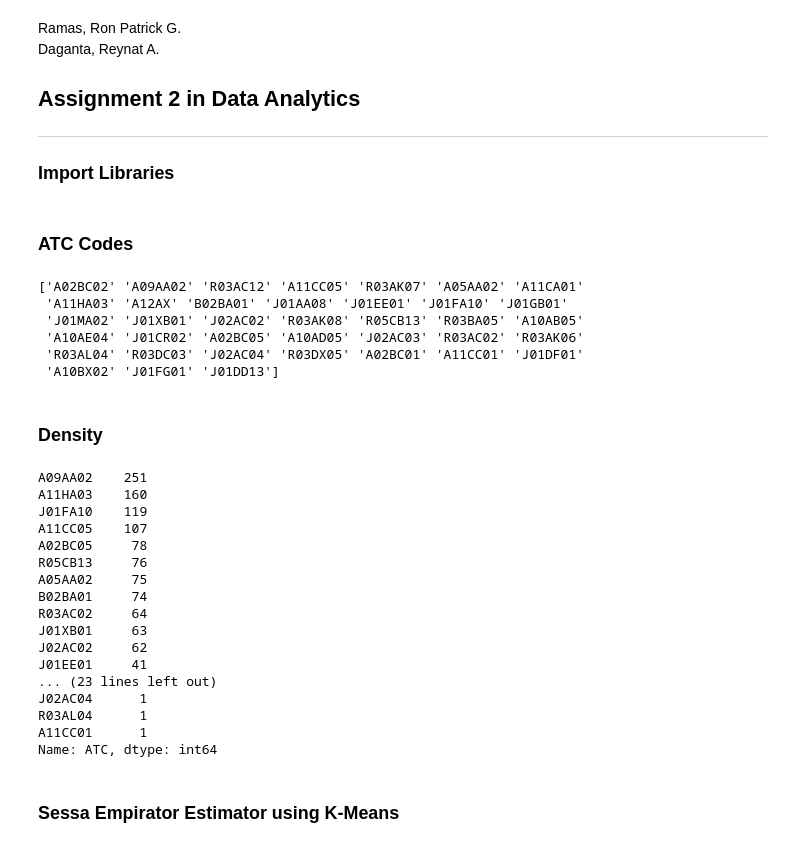
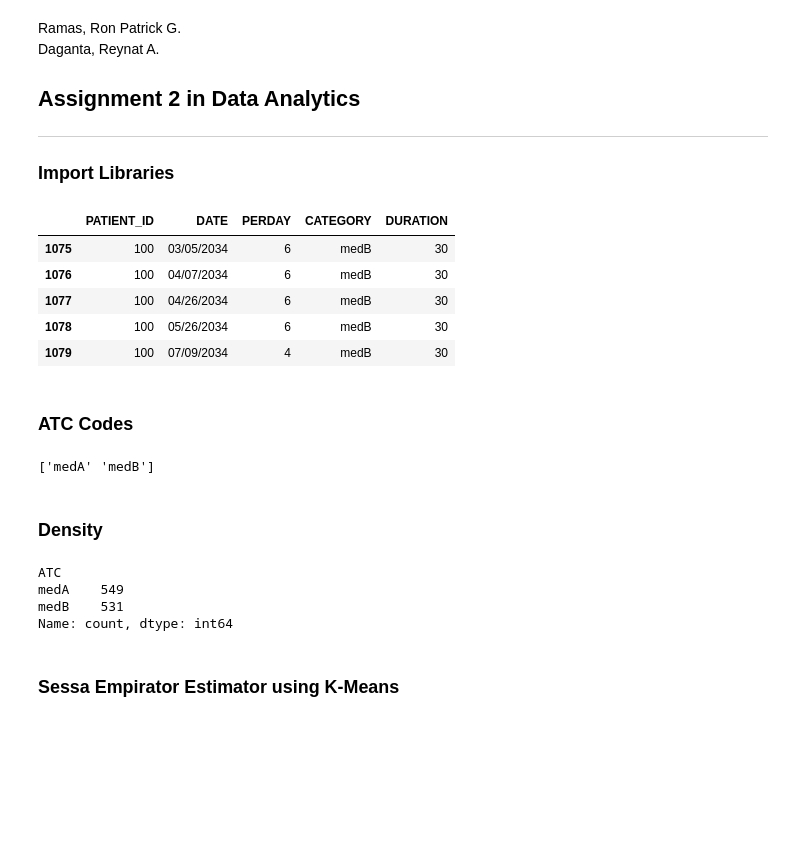
Before and after one commit to Despee2k/SEE_PY, a Jupyter notebook: implementation.ipynb, the cells around one changed output. Cells and saved outputs as stored; diff of their text form; code cells hidden in the pictures; blank space fills up the shorter version.

Commit message:
fix: update dataset variable names and execution counts in notebook

```diff
--- a/implementation.ipynb
+++ b/implementation.ipynb
@@ -20,15 +22,12 @@ from scipy.stats import gaussian_kde
 # %%
-# Example: load your data into a DataFrame called 'tidy'
-# Assume tidy has the columns: "pnr", "eksd", "perday", "ATC", "dur_original"
-# and that the date column 'eksd' is in month-day-year format.
-# For example:
-tidy = pd.read_csv("med_events_ATC.csv")
-tidy.rename(columns={
-    "PATIENT_ID": "pnr",
-    "DATE": "eksd",
-    "DURATION": "dur_original",
-    "PERDAY": "perday",
-    "CATEGORY": "ATC"
-}, inplace=True)
-# Convert the DATE column to datetime format (adjust format as needed)
-tidy['eksd'] = pd.to_datetime(tidy['eksd'], format='%Y-%m-%d')
+
+sessa_df = pd.read_csv("med_events.csv")
+
+sessa_df.tail()
+# %% [output]
+|  | PATIENT_ID | DATE | PERDAY | CATEGORY | DURATION |
+| 1075 | 100 | 03/05/2034 | 6 | medB | 30 |
+| 1076 | 100 | 04/07/2034 | 6 | medB | 30 |
+| 1077 | 100 | 04/26/2034 | 6 | medB | 30 |
+| 1078 | 100 | 05/26/2034 | 6 | medB | 30 |
+| 1079 | 100 | 07/09/2034 | 4 | medB | 30 |
@@ -35,36 +44,18 @@ tidy['eksd'] = pd.to_datetime(tidy['eksd'], format='%Y-%m-%d')
 # %% [markdown]
 ### **ATC Codes**
 # %%
-print(tidy['ATC'].unique())
+print(sessa_df['ATC'].unique())
 # %% [output]
-['A02BC02' 'A09AA02' 'R03AC12' 'A11CC05' 'R03AK07' 'A05AA02' 'A11CA01'
- 'A11HA03' 'A12AX' 'B02BA01' 'J01AA08' 'J01EE01' 'J01FA10' 'J01GB01'
- 'J01MA02' 'J01XB01' 'J02AC02' 'R03AK08' 'R05CB13' 'R03BA05' 'A10AB05'
- 'A10AE04' 'J01CR02' 'A02BC05' 'A10AD05' 'J02AC03' 'R03AC02' 'R03AK06'
- 'R03AL04' 'R03DC03' 'J02AC04' 'R03DX05' 'A02BC01' 'A11CC01' 'J01DF01'
- 'A10BX02' 'J01FG01' 'J01DD13']
+['medA' 'medB']
 # %% [markdown]
 ### **Density**
 # %%
-print(tidy['ATC'].value_counts())
+print(sessa_df['ATC'].value_counts())
 # %% [output]
-A09AA02    251
-A11HA03    160
-J01FA10    119
-A11CC05    107
-A02BC05     78
-R05CB13     76
-A05AA02     75
-B02BA01     74
-R03AC02     64
-J01XB01     63
-J02AC02     62
-J01EE01     41
-... (23 lines left out)
-J02AC04      1
-R03AL04      1
-A11CC01      1
-Name: ATC, dtype: int64
+ATC
+medA    549
+medB    531
+Name: count, dtype: int64
 # %% [markdown]
 ### **Sessa Empirator Estimator using K-Means**
 # %%
```
Also changed, not shown: parts of 5 cells of this notebook, 2 other files.
